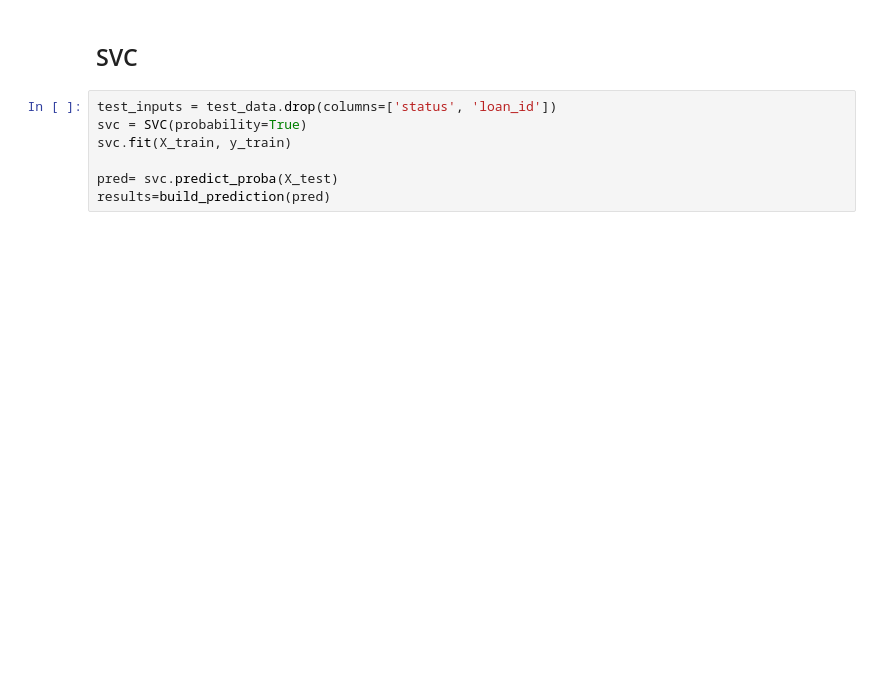
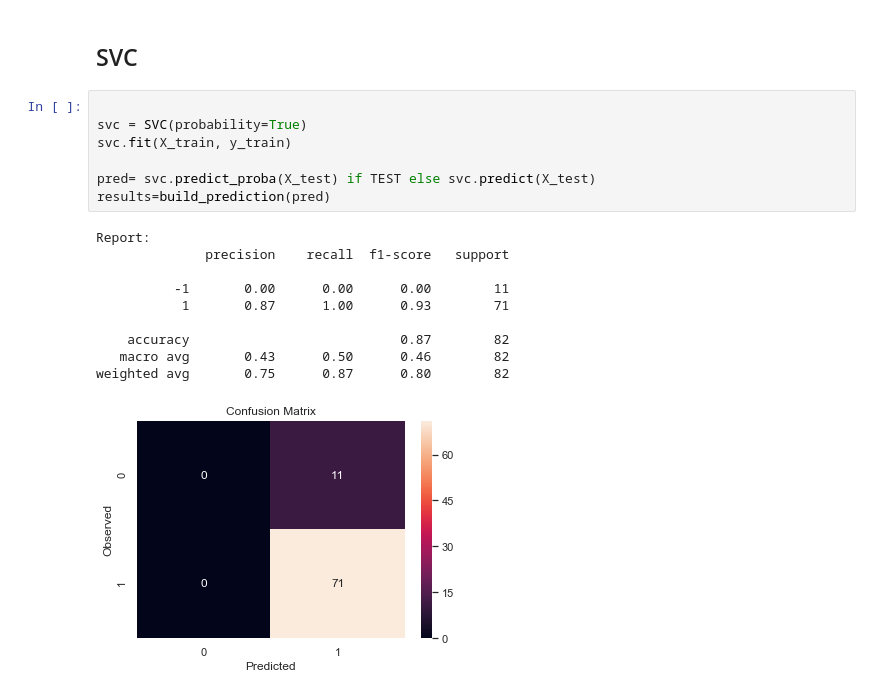
Before and after one commit to claramoreirag/FEUP-AC, a Jupyter notebook: testing.ipynb, the cells around one changed output. Cells and saved outputs as stored; diff of their text form; blank space fills up the shorter version.

```diff
--- a/testing.ipynb
+++ b/testing.ipynb
@@ -49,9 +131,20 @@ y_test = test_data['status'].values
 # %% [markdown]
 ## SVC
 # %%
-test_inputs = test_data.drop(columns=['status', 'loan_id'])
+
 svc = SVC(probability=True)
 svc.fit(X_train, y_train)
 
-pred= svc.predict_proba(X_test)
+pred= svc.predict_proba(X_test) if TEST else svc.predict(X_test)
 results=build_prediction(pred)
+# %% [output]
+Report:
+              precision    recall  f1-score   support
+
+          -1       0.00      0.00      0.00        11
+           1       0.87      1.00      0.93        71
+
+    accuracy                           0.87        82
+   macro avg       0.43      0.50      0.46        82
+weighted avg       0.75      0.87      0.80        82
+[figure, added]
```
Also changed, not shown: parts of 10 cells of this notebook, 1 other file.
